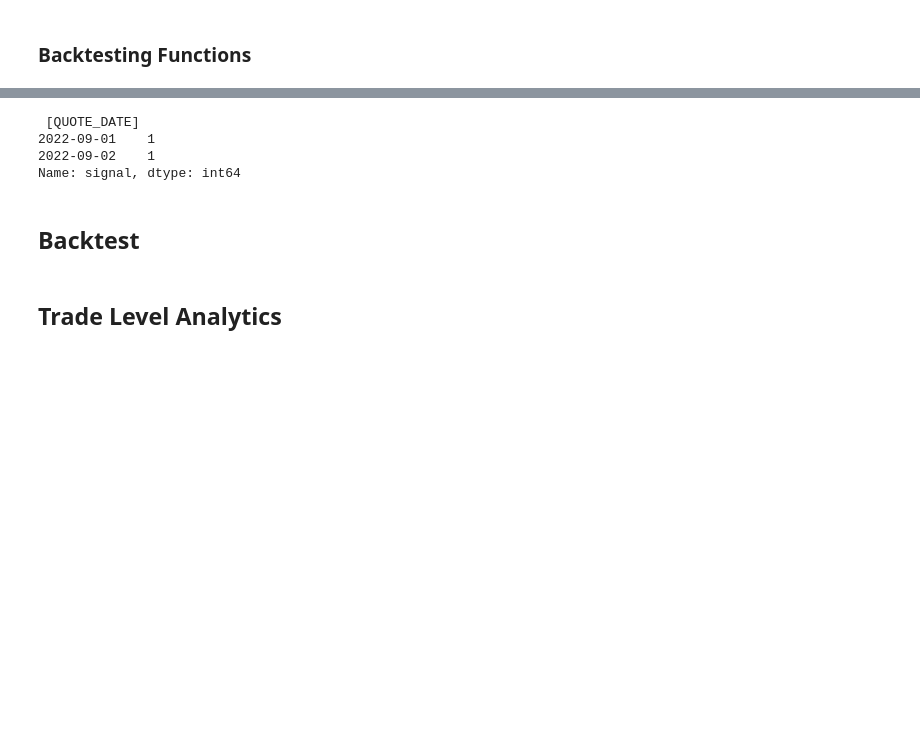
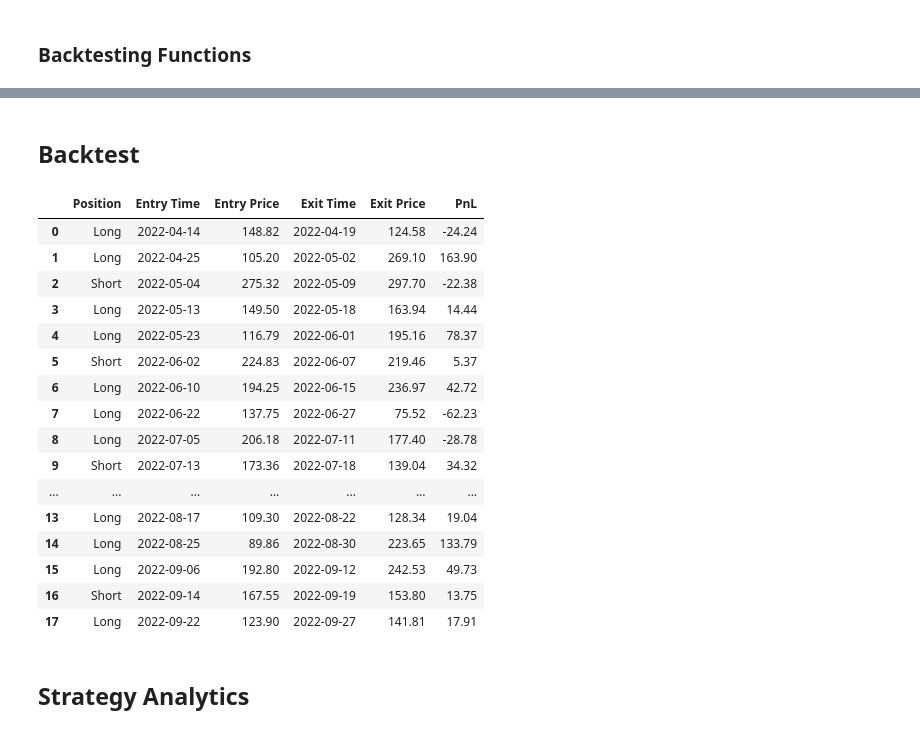
Before and after one commit to ben-marconi/optionsVolatilityStrategy, a Jupyter notebook: strategy.ipynb, the cells around one changed output, grey strips where cells are left out. Drawn from its saved outputs; the diff is of its cells as text; code cells hidden in the pictures; blank space fills up the shorter version.

```diff
--- a/strategy.ipynb
+++ b/strategy.ipynb
@@ -200,23 +168,49 @@ options_data[252*4:].signal.sum()
-# %%
-options_data.loc[pd.to_datetime("2022-09-01"):pd.to_datetime("2022-09-01")+pd.DateOffset(days = 4), 'signal']
-# %% [output]
- [QUOTE_DATE]
-2022-09-01    1
-2022-09-02    1
-Name: signal, dtype: int64
 # %% [markdown]
 ## Backtest
 # %%
 current_position = 0
-exit = False
-backtest_data = options_data["signal"].copy()
+backtest_data = options_data["signal"].copy()[242*4:]
 backtest_data.pnl = 0
+prev_signal = np.nan
+trade_book = pd.DataFrame(columns = ['Position', 'Entry Time', 'Entry Price', 'Exit Time', 'Exit Price', 'PnL'])
 
 for date, signal in backtest_data.items():
-    if current_position == 0:
-        if signal == 1:
-            straddle = new_straddle(options_data[date], 'long')
-            entry_price = round((straddle['premium']*straddle['position']).sum(), 2)
+    # Enter trade
+    if current_position == 0 and signal !=0:
+        straddle = new_straddle(options_data.loc[date])
+        strike = options_data.loc[date].STRIKE
+        entry_time = date
+        entry_price = round((straddle['premium']).sum(), 2)
+        current_position = signal
+    # Exit trade
+    elif current_position != 0 and signal == 0:
+        exit_time = date
+        exit = option_chain.loc[date.strftime('%Y-%m-%d')]
+        exit = exit[exit.Strike == strike]
+        exit_price = exit['C_last'].at[exit.index[0]] + exit['P_last'].at[exit.index[0]]
+        trade_book = pd.concat([trade_book, trade(current_position, entry_price, entry_time, exit_price, exit_time)])
+        trade_book = trade_book.reset_index(drop = True)
+        current_position = 0
+
+trade_book
+# %% [output]
+|  | Position | Entry Time | Entry Price | Exit Time | Exit Price | PnL |
+| 0 | Long | 2022-04-14 | 148.82 | 2022-04-19 | 124.58 | -24.24 |
+| 1 | Long | 2022-04-25 | 105.20 | 2022-05-02 | 269.10 | 163.90 |
+| 2 | Short | 2022-05-04 | 275.32 | 2022-05-09 | 297.70 | -22.38 |
+| 3 | Long | 2022-05-13 | 149.50 | 2022-05-18 | 163.94 | 14.44 |
+| 4 | Long | 2022-05-23 | 116.79 | 2022-06-01 | 195.16 | 78.37 |
+| 5 | Short | 2022-06-02 | 224.83 | 2022-06-07 | 219.46 | 5.37 |
+| 6 | Long | 2022-06-10 | 194.25 | 2022-06-15 | 236.97 | 42.72 |
+| 7 | Long | 2022-06-22 | 137.75 | 2022-06-27 | 75.52 | -62.23 |
+| 8 | Long | 2022-07-05 | 206.18 | 2022-07-11 | 177.40 | -28.78 |
+| 9 | Short | 2022-07-13 | 173.36 | 2022-07-18 | 139.04 | 34.32 |
+| ... | ... | ... | ... | ... | ... | ... |
+| 13 | Long | 2022-08-17 | 109.30 | 2022-08-22 | 128.34 | 19.04 |
+| 14 | Long | 2022-08-25 | 89.86 | 2022-08-30 | 223.65 | 133.79 |
+| 15 | Long | 2022-09-06 | 192.80 | 2022-09-12 | 242.53 | 49.73 |
+| 16 | Short | 2022-09-14 | 167.55 | 2022-09-19 | 153.80 | 13.75 |
+| 17 | Long | 2022-09-22 | 123.90 | 2022-09-27 | 141.81 | 17.91 |
 # %% [markdown]
 <a id='analytics'></a>
-## Trade Level Analytics
+## Strategy Analytics
```
Also changed, not shown: parts of 11 cells of this notebook, 2 other files.
